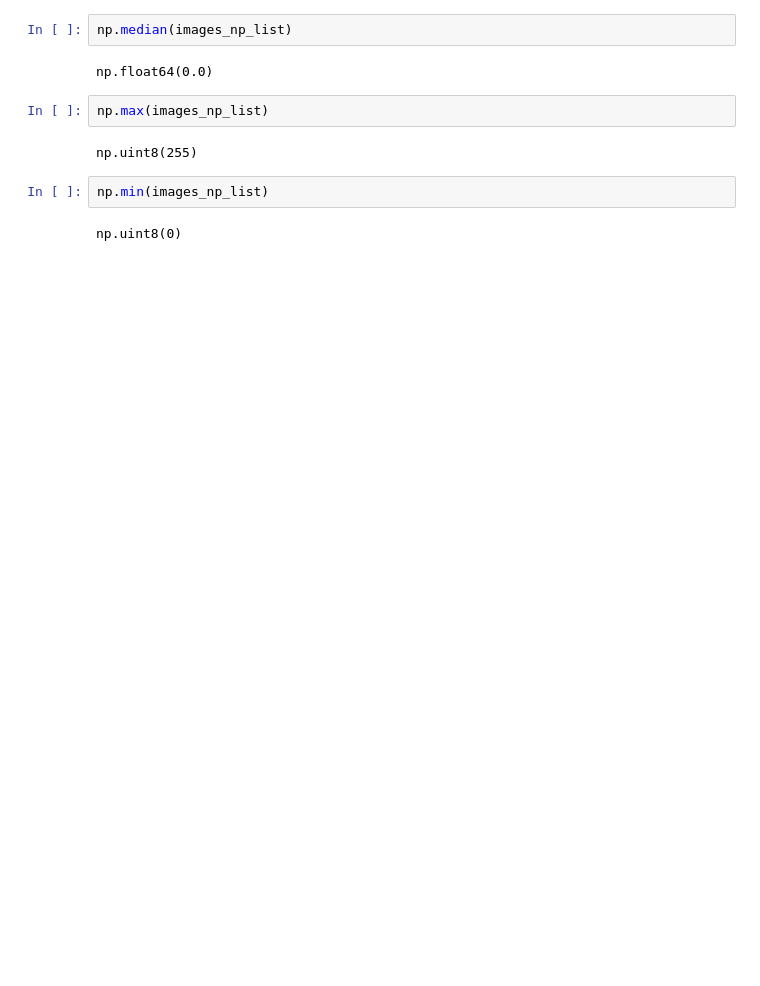
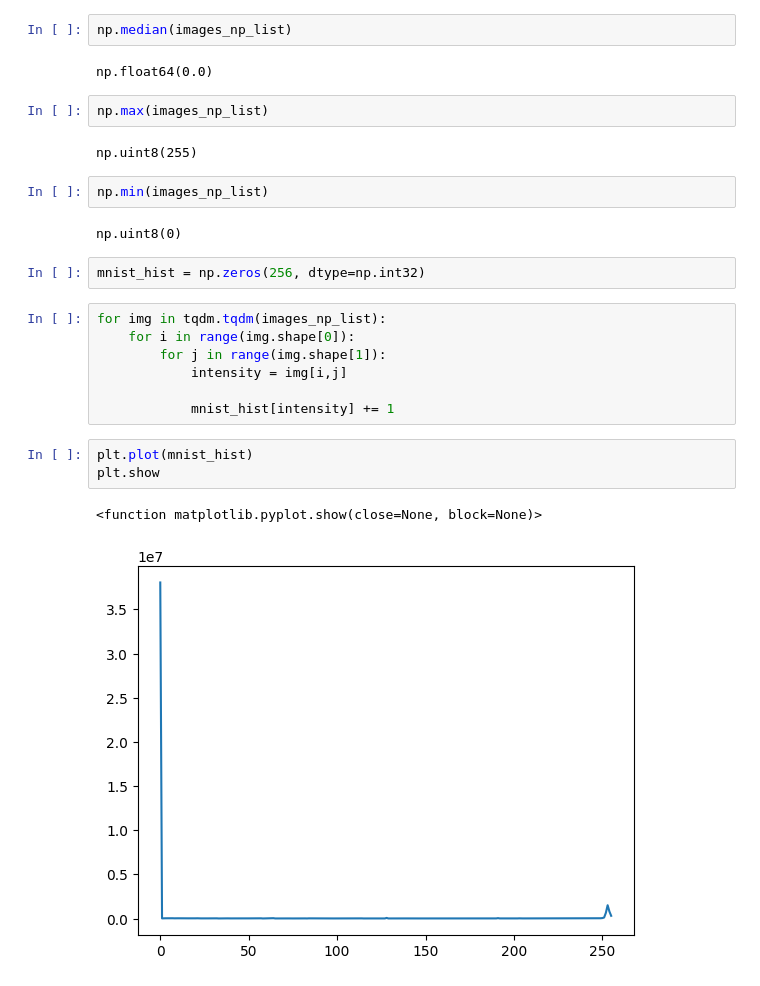
Before and after one commit to MBAhmadi/Neural-Networks, a Jupyter notebook: 2-1.ipynb, the cells around one changed output. Saved outputs shown, nothing was run; the diff lists cells and outputs as text; blank space fills up the shorter version.

```diff
--- a/2-1.ipynb
+++ b/2-1.ipynb
@@ -173,3 +174,18 @@ np.uint8(255)
 np.min(images_np_list)
 # %% [output]
 np.uint8(0)
+# %%
+mnist_hist = np.zeros(256, dtype=np.int32)
+# %%
+for img in tqdm.tqdm(images_np_list):
+    for i in range(img.shape[0]):
+        for j in range(img.shape[1]):
+            intensity = img[i,j]
+
+            mnist_hist[intensity] += 1
+# %%
+plt.plot(mnist_hist)
+plt.show
+# %% [output]
+<function matplotlib.pyplot.show(close=None, block=None)>
+[figure, added]
```
Also changed, not shown: parts of 2 cells of this notebook.
